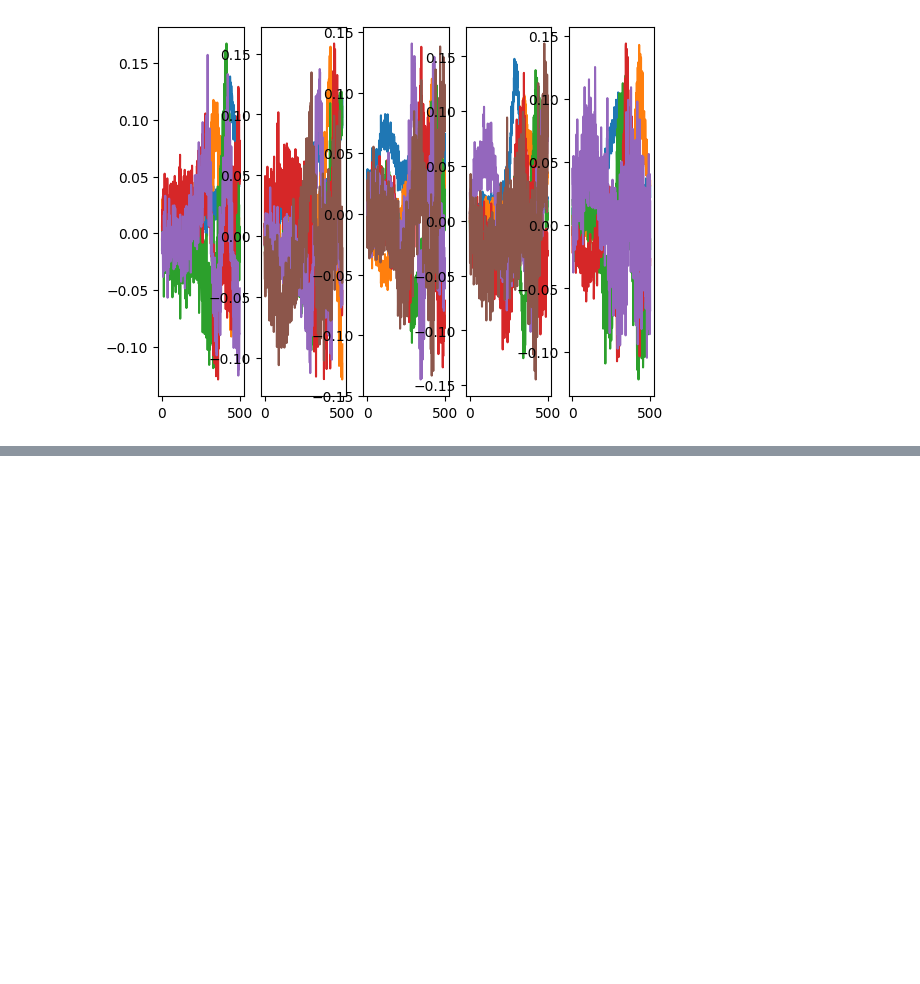
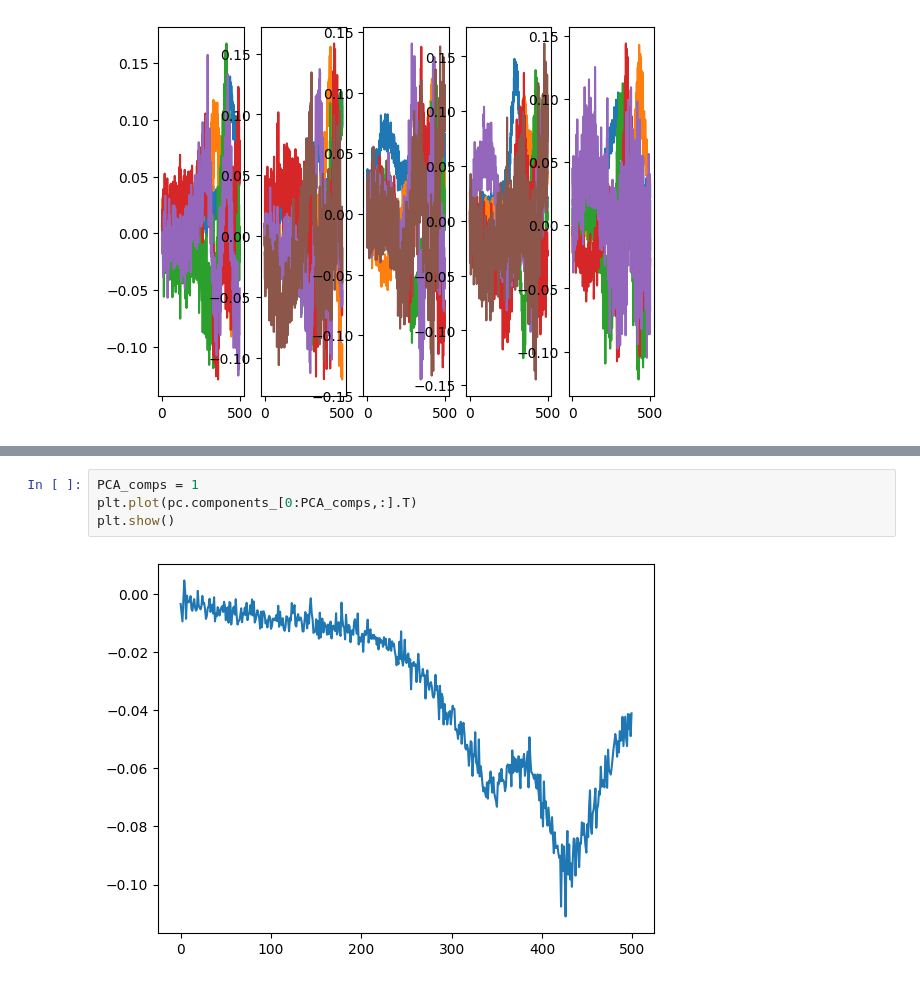
Before and after one commit to 89605502155/prack, a Jupyter notebook: ferubko.ipynb, the cells around one changed output, grey strips where cells are left out. Saved outputs shown, nothing was run; the diff lists cells and outputs as text; blank space fills up the shorter version.

```diff
--- a/ferubko.ipynb
+++ b/ferubko.ipynb
@@ -137,0 +158,6 @@ np.savetxt('y_test.txt', np.array(predictions).T)
+# %%
+PCA_comps = 1
+plt.plot(pc.components_[0:PCA_comps,:].T)
+plt.show()
+# %% [output]
+[figure, added]
```
Also changed, not shown: parts of 4 cells of this notebook, 5 other files.
